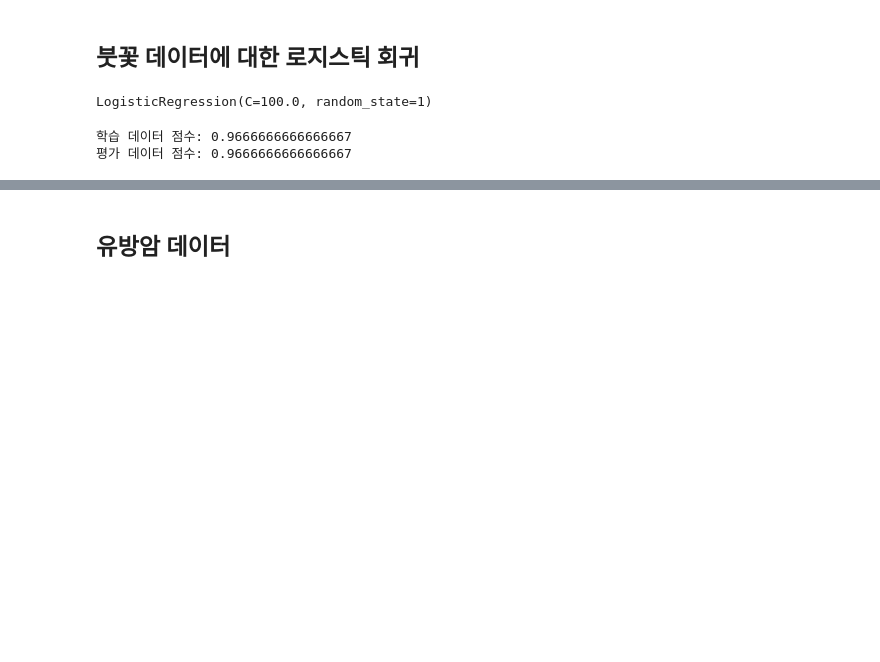
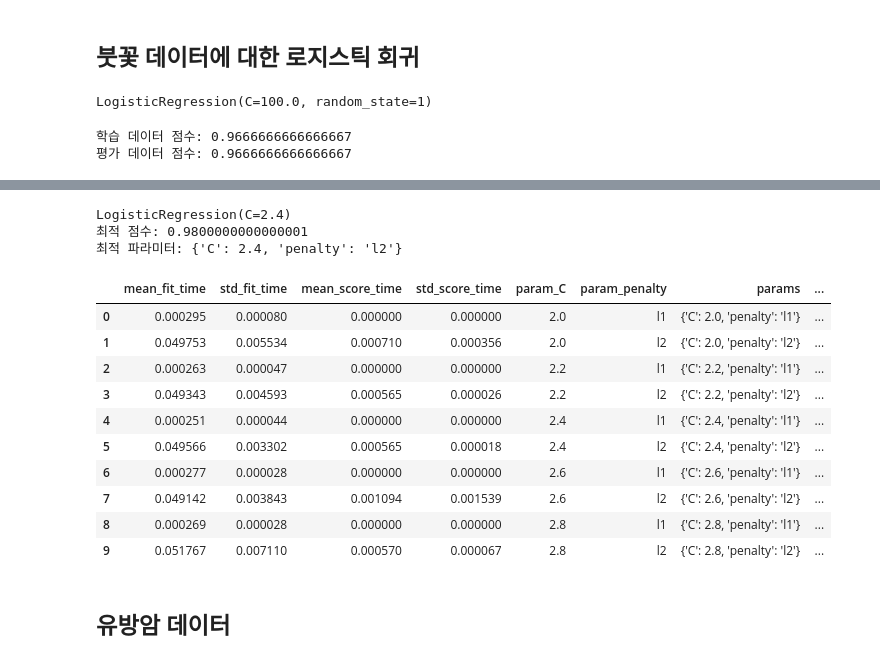
Before and after one commit to suumino/DataAlanysis, a Jupyter notebook: 04_로지스틱_회귀(Logistic_Regression).ipynb, the cells around one changed output, grey strips where cells are left out. Saved outputs shown, nothing was run; the diff lists cells and outputs as text; code cells hidden in the pictures; blank space fills up the shorter version.

```diff
--- a/04_로지스틱_회귀(Logistic_Regression).ipynb
+++ b/04_로지스틱_회귀(Logistic_Regression).ipynb
@@ -204,0 +230,11 @@ species = ('Setosa', 'Versicolour', 'Virginica')
+# %%
+import multiprocessing
+from sklearn.model_selection import GridSearchCV
+
+param_grid = [{'penalty': ['l1', 'l2'],
+               'C': [2.0, 2.2, 2.4, 2.6, 2.8]}]
+
+gs = GridSearchCV(estimator=LogisticRegression(), param_grid=param_grid,
+                  scoring='accuracy', cv=10, n_jobs=multiprocessing.cpu_count())
+# %%
+result = gs.fit(iris.data, iris.target)
@@ -205,2 +259,22 @@ species = ('Setosa', 'Versicolour', 'Virginica')
+# %%
+print(gs.best_estimator_)
+print('최적 점수: {}'.format(gs.best_score_))
+print('최적 파라미터: {}'.format(gs.best_params_))
+pd.DataFrame(result.cv_results_)
+# %% [output]
+LogisticRegression(C=2.4)
+최적 점수: 0.9800000000000001
+최적 파라미터: {'C': 2.4, 'penalty': 'l2'}
+|  | mean_fit_time | std_fit_time | mean_score_time | std_score_time | param_C | param_penalty | params | ... |
+| 0 | 0.000295 | 0.000080 | 0.000000 | 0.000000 | 2.0 | l1 | {'C': 2.0, 'penalty': 'l1'} | ... |
+| 1 | 0.049753 | 0.005534 | 0.000710 | 0.000356 | 2.0 | l2 | {'C': 2.0, 'penalty': 'l2'} | ... |
+| 2 | 0.000263 | 0.000047 | 0.000000 | 0.000000 | 2.2 | l1 | {'C': 2.2, 'penalty': 'l1'} | ... |
+| 3 | 0.049343 | 0.004593 | 0.000565 | 0.000026 | 2.2 | l2 | {'C': 2.2, 'penalty': 'l2'} | ... |
+| 4 | 0.000251 | 0.000044 | 0.000000 | 0.000000 | 2.4 | l1 | {'C': 2.4, 'penalty': 'l1'} | ... |
+| 5 | 0.049566 | 0.003302 | 0.000565 | 0.000018 | 2.4 | l2 | {'C': 2.4, 'penalty': 'l2'} | ... |
+| 6 | 0.000277 | 0.000028 | 0.000000 | 0.000000 | 2.6 | l1 | {'C': 2.6, 'penalty': 'l1'} | ... |
+| 7 | 0.049142 | 0.003843 | 0.001094 | 0.001539 | 2.6 | l2 | {'C': 2.6, 'penalty': 'l2'} | ... |
+| 8 | 0.000269 | 0.000028 | 0.000000 | 0.000000 | 2.8 | l1 | {'C': 2.8, 'penalty': 'l1'} | ... |
+| 9 | 0.051767 | 0.007110 | 0.000570 | 0.000067 | 2.8 | l2 | {'C': 2.8, 'penalty': 'l2'} | ... |
 # %% [markdown]
 ## 유방암 데이터
```
Also changed, not shown: parts of 27 cells of this notebook.
